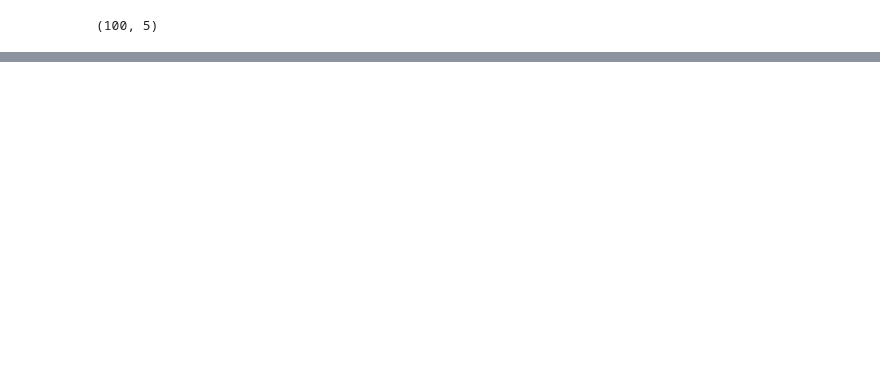
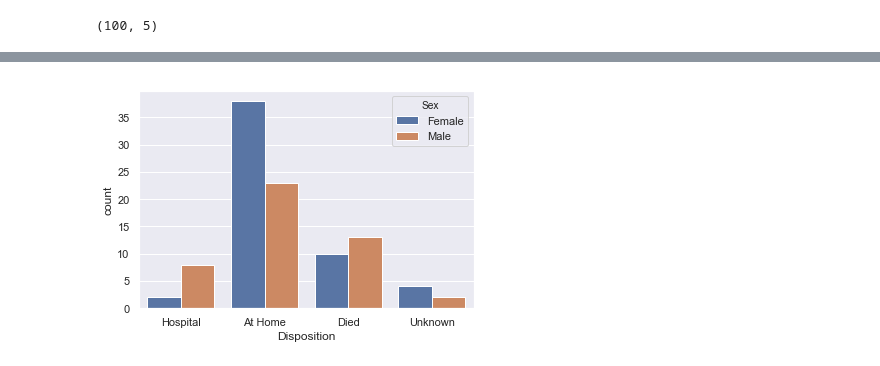
Before and after one commit to ClaireDrummond/Programming-Project-2018, a Jupyter notebook: Model and Synthesis data using Python.ipynb, the cells around one changed output, grey strips where cells are left out. Drawn from its saved outputs; the diff is of its cells as text; code cells hidden in the pictures; blank space fills up the shorter version.

```diff
--- a/Model and Synthesis data using Python.ipynb
+++ b/Model and Synthesis data using Python.ipynb
@@ -467,0 +464,4 @@ sns.countplot(s, palette="Greens_d")
+# %%
+ax = sns.countplot(x="Disposition", hue="Sex", data=df)
+# %% [output]
+[figure, added]
```
Also changed, not shown: parts of 33 cells of this notebook.
